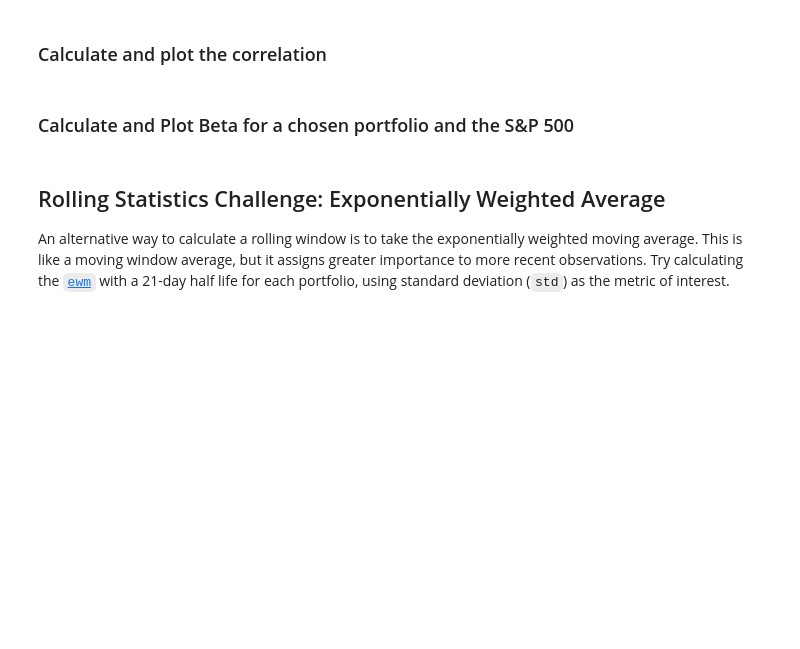
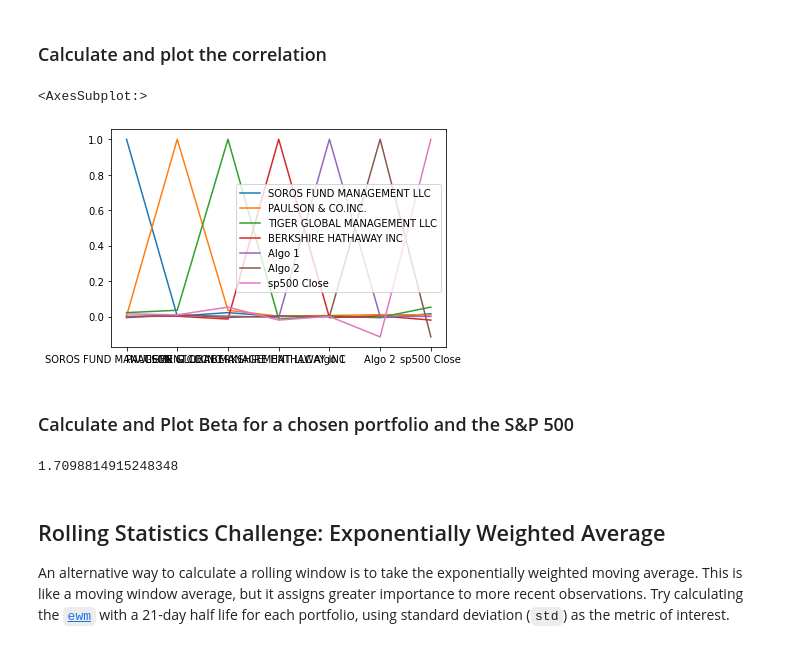
Before and after one commit to ALPHAINFINITETEAM/Pandas-Homework, a Jupyter notebook: whale_analysis.ipynb, the cells around one changed output. Cells and saved outputs as stored; diff of their text form; code cells hidden in the pictures; blank space fills up the shorter version.

```diff
--- a/whale_analysis.ipynb
+++ b/whale_analysis.ipynb
@@ -420,18 +423,27 @@ Risk changes over time. Analyze the rolling statistics for Risk and Beta.
 ### Calculate and plot the correlation
 # %%
 # Calculate the correlation
-
+all_daily_returns.corr().plot()
 # Display de correlation matrix
+# %% [output]
+<AxesSubplot:>
+[figure, added]
 # %% [markdown]
 ### Calculate and Plot Beta for a chosen portfolio and the S&P 500
 # %%
 # Calculate covariance of a single portfolio
+algo_covariance = all_daily_returns["Algo 1"].cov(all_daily_returns["sp500 Close"])
+algo_covariance
 
 # Calculate variance of S&P 500
-
+sp500_variance = all_daily_returns["sp500 Close"].var()
+sp500_variance
 # Computing beta
-
+algo_beta = algo_covariance / sp500_variance
+algo_beta
 # Plot beta trend
+# %% [output]
+1.7098814915248348
 # %% [markdown]
 ## Rolling Statistics Challenge: Exponentially Weighted Average
 
```
Also changed, not shown: parts of 4 cells of this notebook.
